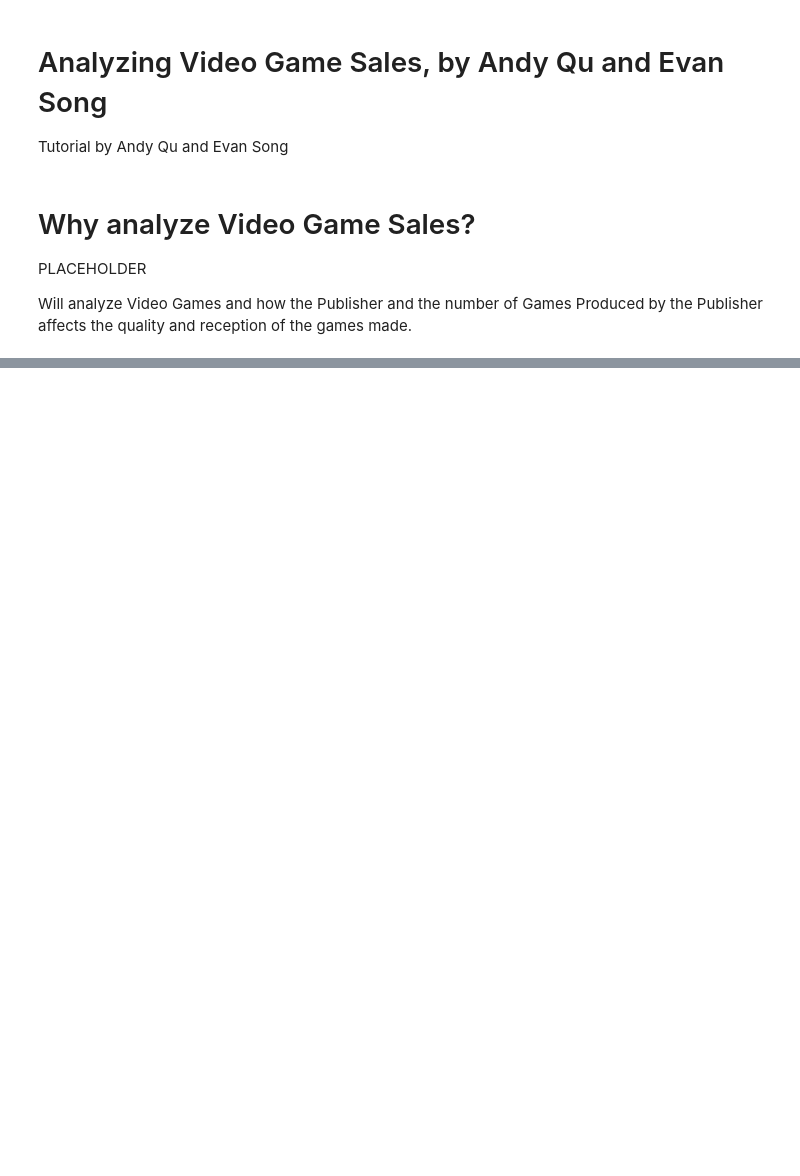
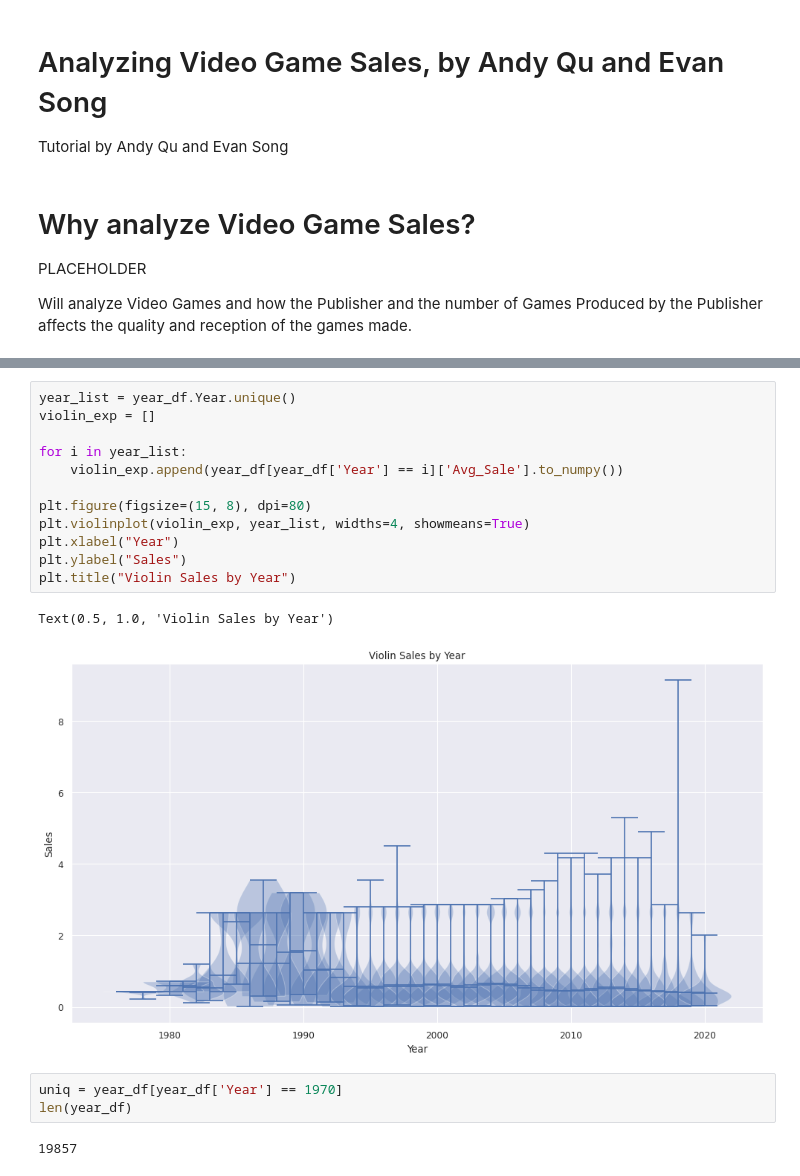
Before and after one commit to toastymcvoid/toastymcvoid.github.io, a Jupyter notebook: Final Project.ipynb, the cells around one changed output, grey strips where cells are left out. Saved outputs shown, nothing was run; the diff lists cells and outputs as text; blank space fills up the shorter version.

```diff
--- a/Final Project.ipynb
+++ b/Final Project.ipynb
@@ -168,0 +153,20 @@ plt.scatter(x_scatter, y_scatter)
+# %%
+year_list = year_df.Year.unique()
+violin_exp = []
+
+for i in year_list:
+    violin_exp.append(year_df[year_df['Year'] == i]['Avg_Sale'].to_numpy())
+
+plt.figure(figsize=(15, 8), dpi=80)
+plt.violinplot(violin_exp, year_list, widths=4, showmeans=True)
+plt.xlabel("Year")
+plt.ylabel("Sales")
+plt.title("Violin Sales by Year")
+# %% [output]
+Text(0.5, 1.0, 'Violin Sales by Year')
+[figure, added]
+# %%
+uniq = year_df[year_df['Year'] == 1970]
+len(year_df)
+# %% [output]
+19857
```
Also changed, not shown: parts of 30 cells of this notebook, 2 other files.
